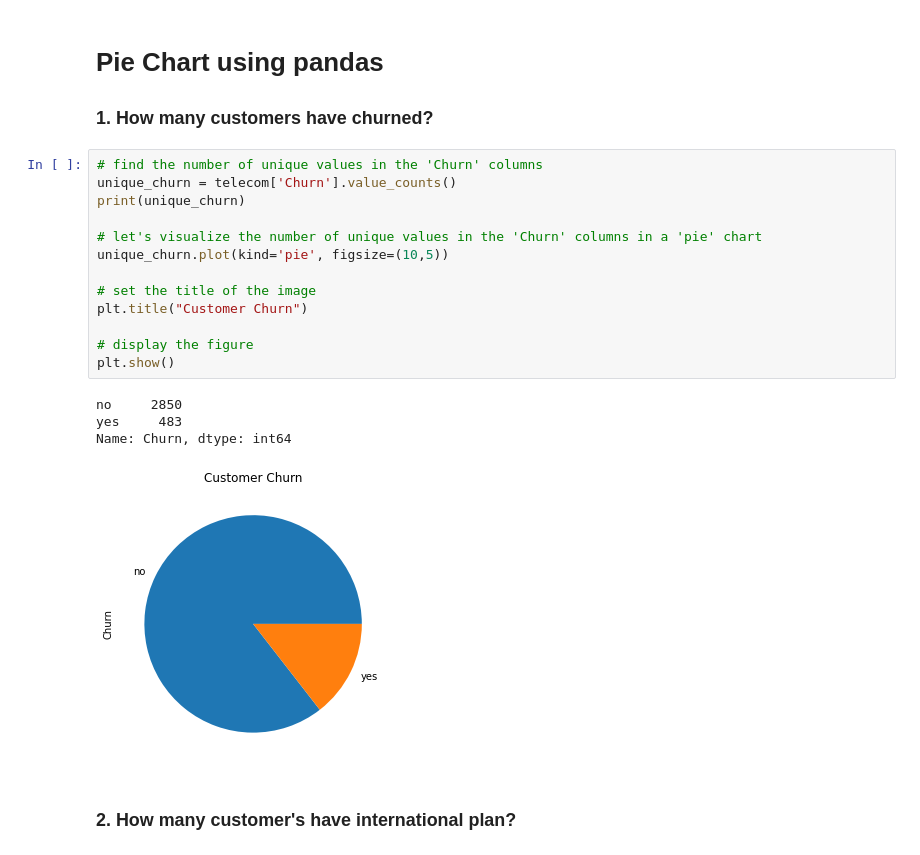
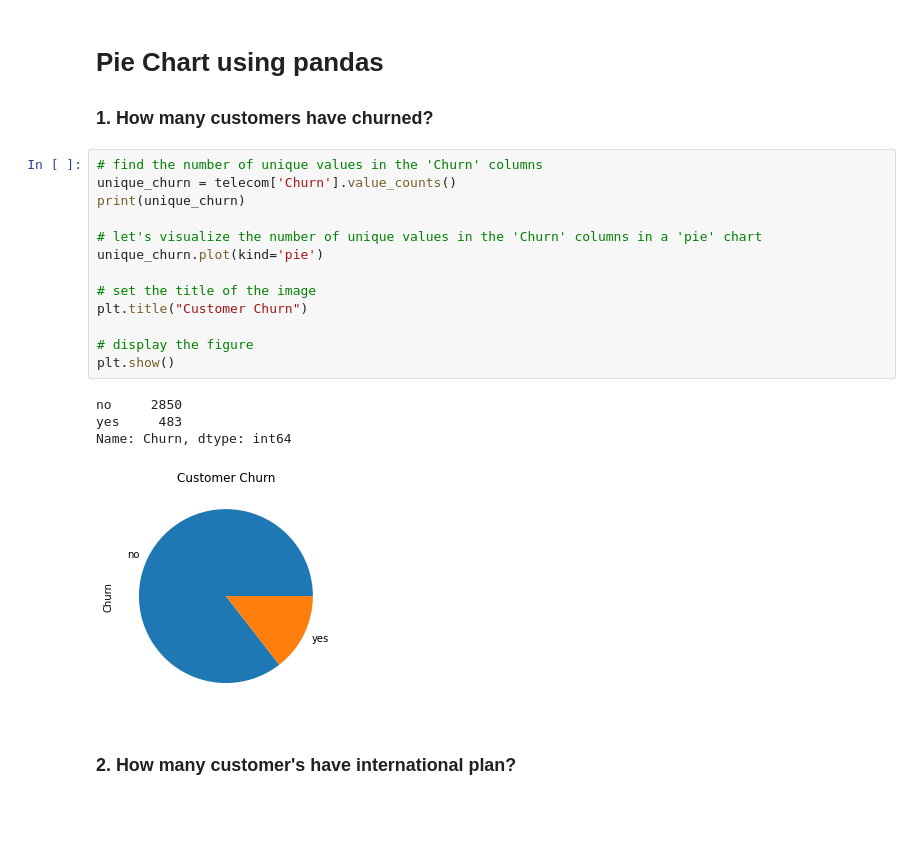
Before and after one commit to SKawsar/Data_viz_using_python_for_beginner, a Jupyter notebook: coding_session_1.ipynb, the cells around one changed output. Saved outputs shown, nothing was run; the diff lists cells and outputs as text; blank space fills up the shorter version.

```diff
--- a/coding_session_1.ipynb
+++ b/coding_session_1.ipynb
@@ -118,21 +118,21 @@ display(telecom.describe())
 # %%
 # find the number of unique values in the 'Churn' columns
 unique_churn = telecom['Churn'].value_counts()
 print(unique_churn)
 
 # let's visualize the number of unique values in the 'Churn' columns in a 'pie' chart
-unique_churn.plot(kind='pie', figsize=(10,5))
+unique_churn.plot(kind='pie')
 
 # set the title of the image
 plt.title("Customer Churn")
 
 # display the figure
 plt.show()
 # %% [output]
 no     2850
 yes     483
 Name: Churn, dtype: int64
-[figure, old version]
+[figure, new version]
 # %% [markdown]
 ### 2. How many customer's have international plan?
 # %%
```
Also changed, not shown: parts of 3 cells of this notebook.
